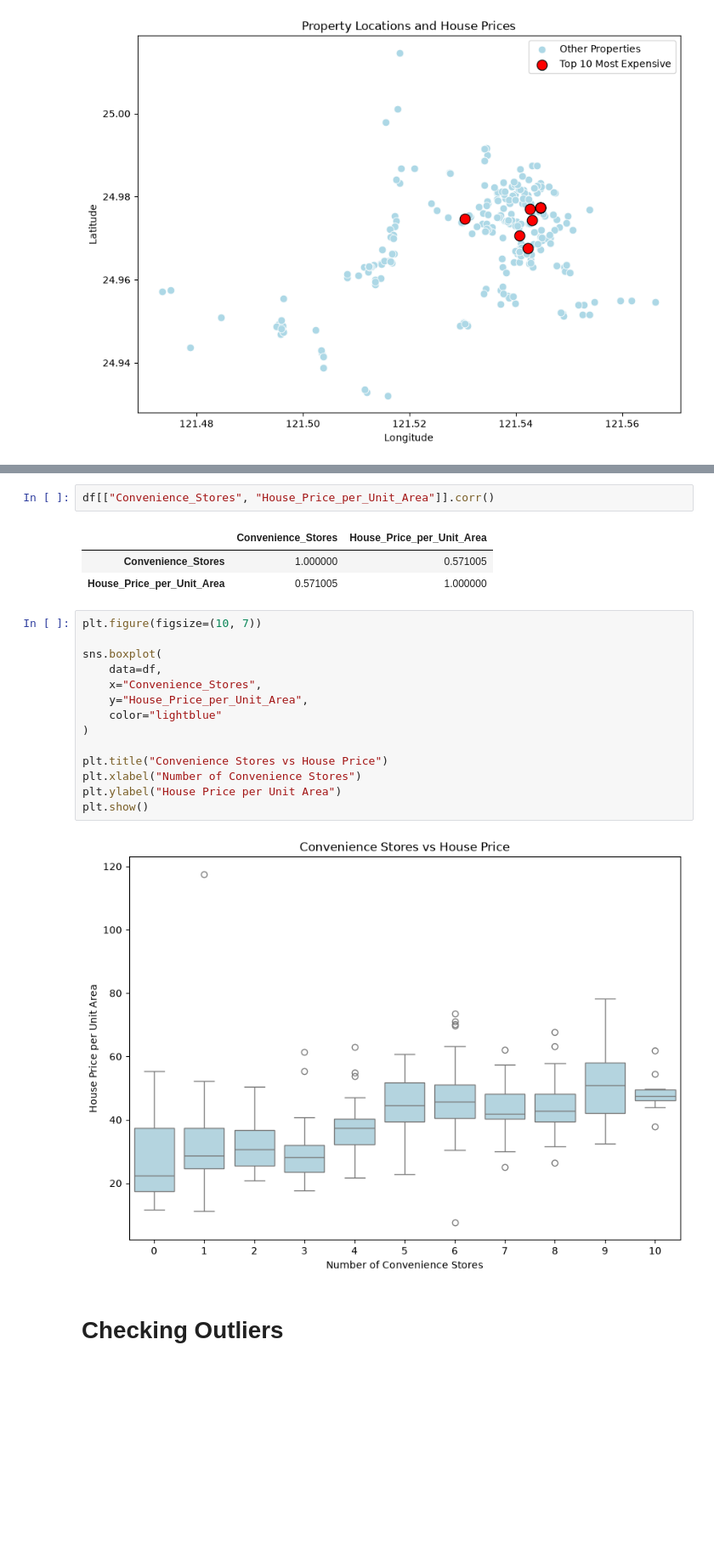
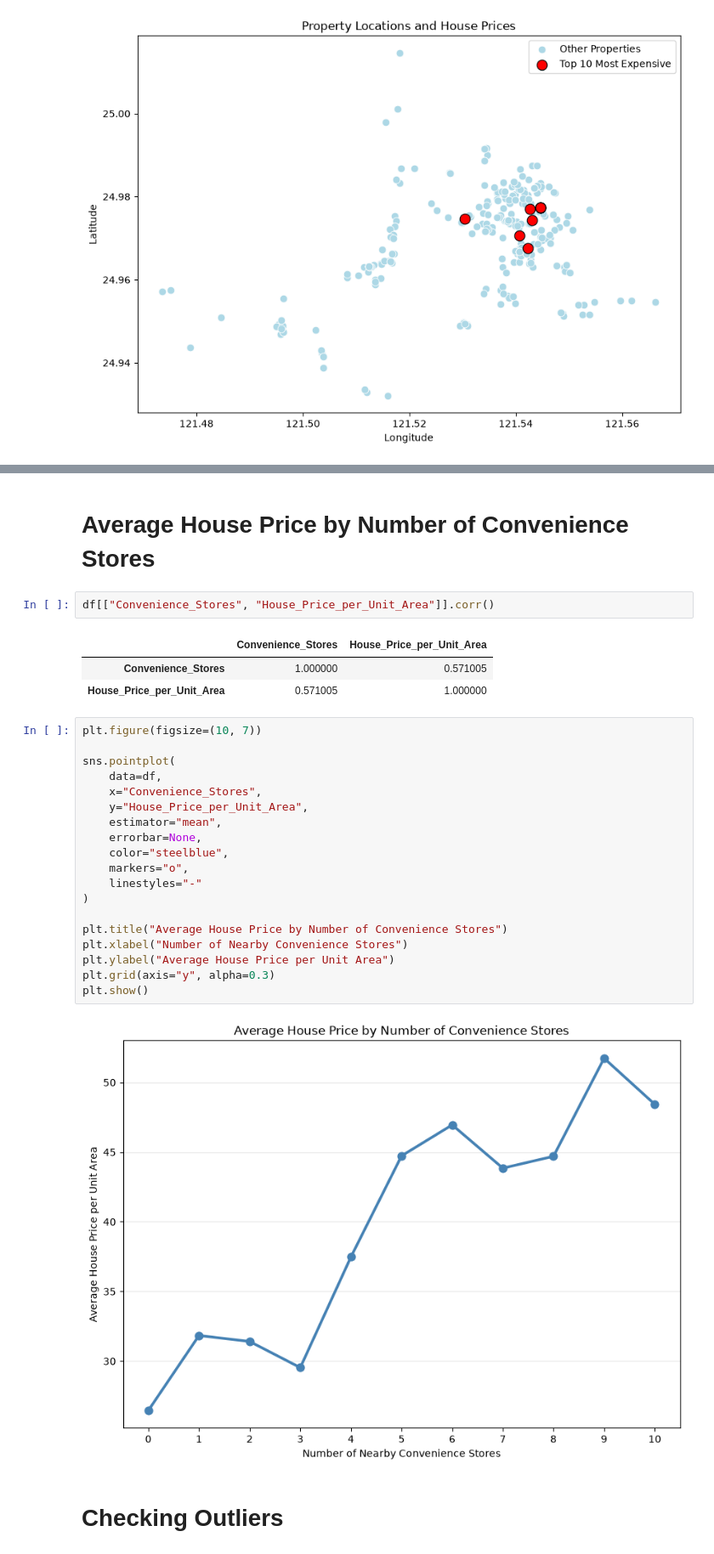
Before and after one commit to sba25049-boop/ML-CA1_sba25049_1126, a Jupyter notebook: Mariana_Garcia_sba25049_CA1.ipynb, the cells around one changed output, grey strips where cells are left out. Shown at 85% size. Drawn from its saved outputs; the diff is of its cells as text; blank space fills up the shorter version.

```diff
--- a/Mariana_Garcia_sba25049_CA1.ipynb
+++ b/Mariana_Garcia_sba25049_CA1.ipynb
@@ -401,24 +408,31 @@ plt.show()
+# %% [markdown]
+# Average House Price by Number of Convenience Stores
 # %%
 df[["Convenience_Stores", "House_Price_per_Unit_Area"]].corr()
 # %% [output]
 |  | Convenience_Stores | House_Price_per_Unit_Area |
 | Convenience_Stores | 1.000000 | 0.571005 |
 | House_Price_per_Unit_Area | 0.571005 | 1.000000 |
-# %%
-plt.figure(figsize=(10, 7))
-
-sns.boxplot(
-    data=df,
-    x="Convenience_Stores",
-    y="House_Price_per_Unit_Area",
-    color="lightblue"
-)
-
-plt.title("Convenience Stores vs House Price")
-plt.xlabel("Number of Convenience Stores")
-plt.ylabel("House Price per Unit Area")
-plt.show()
-# %% [output]
-[figure, removed]
+# %%
+plt.figure(figsize=(10, 7))
+
+sns.pointplot(
+    data=df,
+    x="Convenience_Stores",
+    y="House_Price_per_Unit_Area",
+    estimator="mean",
+    errorbar=None,
+    color="steelblue",
+    markers="o",
+    linestyles="-"
+)
+
+plt.title("Average House Price by Number of Convenience Stores")
+plt.xlabel("Number of Nearby Convenience Stores")
+plt.ylabel("Average House Price per Unit Area")
+plt.grid(axis="y", alpha=0.3)
+plt.show()
+# %% [output]
+[figure, added]
 # %% [markdown]
 # Checking Outliers
```
Also changed, not shown: parts of 38 cells of this notebook.
